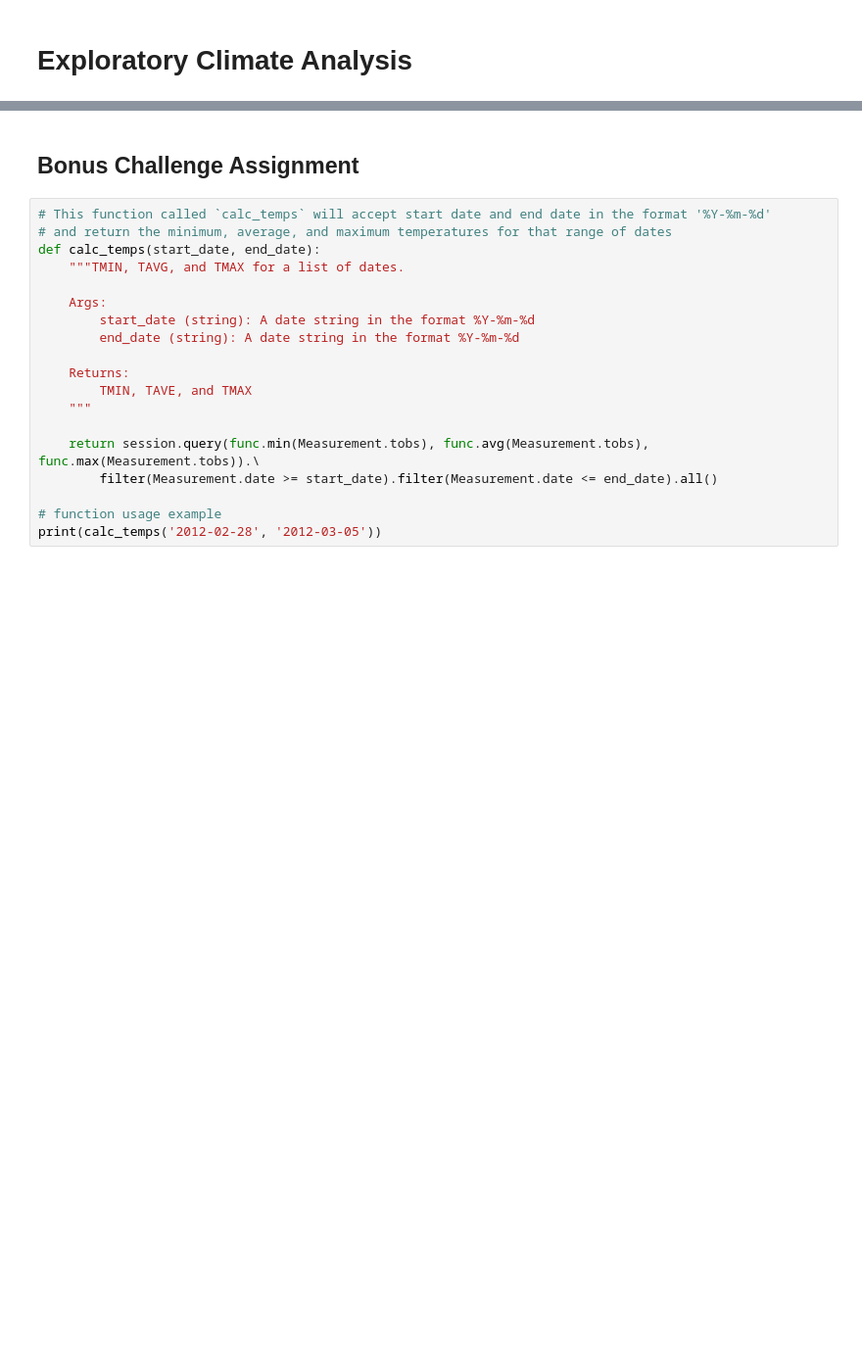
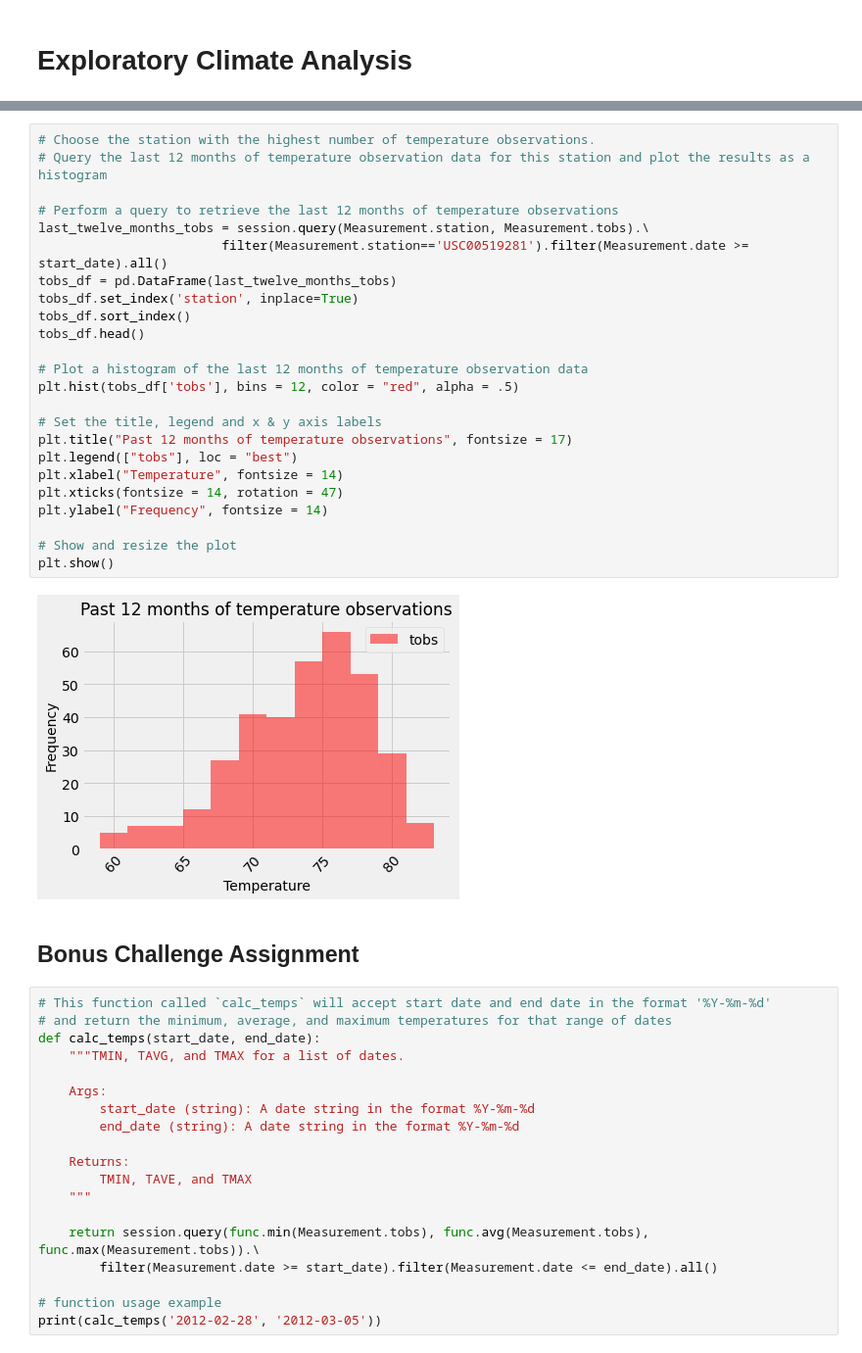
Before and after one commit to TheGreekGoddess/Data_Analysis_using_SQL_Alchemy, a Jupyter notebook: climate_starter.ipynb, the cells around one changed output, grey strips where cells are left out. Shown at 98% size. Cells and saved outputs as stored; diff of their text form; blank space fills up the shorter version.

```diff
--- a/climate_starter.ipynb
+++ b/climate_starter.ipynb
@@ -59,3 +143,29 @@ connection = engine.connect()
+# %%
+# Choose the station with the highest number of temperature observations.
+# Query the last 12 months of temperature observation data for this station and plot the results as a histogram
+
+# Perform a query to retrieve the last 12 months of temperature observations
+last_twelve_months_tobs = session.query(Measurement.station, Measurement.tobs).\
+                        filter(Measurement.station=='USC00519281').filter(Measurement.date >= start_date).all()
+tobs_df = pd.DataFrame(last_twelve_months_tobs)
+tobs_df.set_index('station', inplace=True)
+tobs_df.sort_index()
+tobs_df.head()
+
+# Plot a histogram of the last 12 months of temperature observation data
+plt.hist(tobs_df['tobs'], bins = 12, color = "red", alpha = .5)
+
+# Set the title, legend and x & y axis labels
+plt.title("Past 12 months of temperature observations", fontsize = 17)
+plt.legend(["tobs"], loc = "best")
+plt.xlabel("Temperature", fontsize = 14)
+plt.xticks(fontsize = 14, rotation = 47)
+plt.ylabel("Frequency", fontsize = 14)
+
+# Show and resize the plot
+plt.show()
+# %% [output]
+[figure, added]
 # %% [markdown]
 ## Bonus Challenge Assignment
 # %%
```
Also changed, not shown: parts of 17 cells of this notebook.
